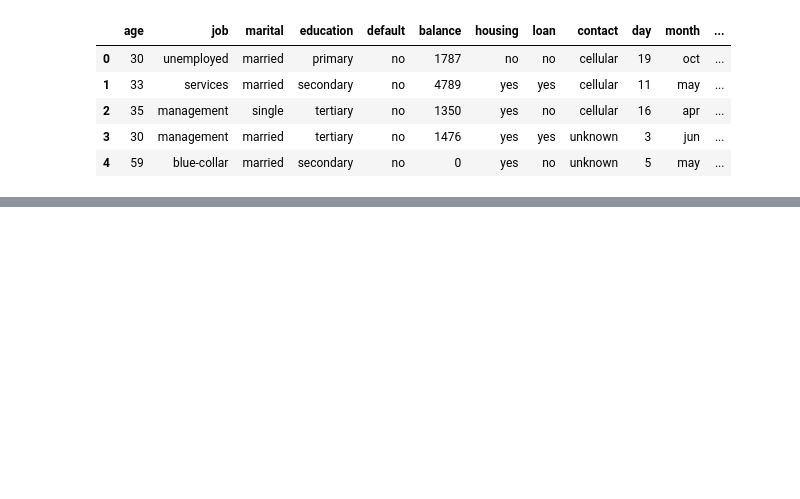
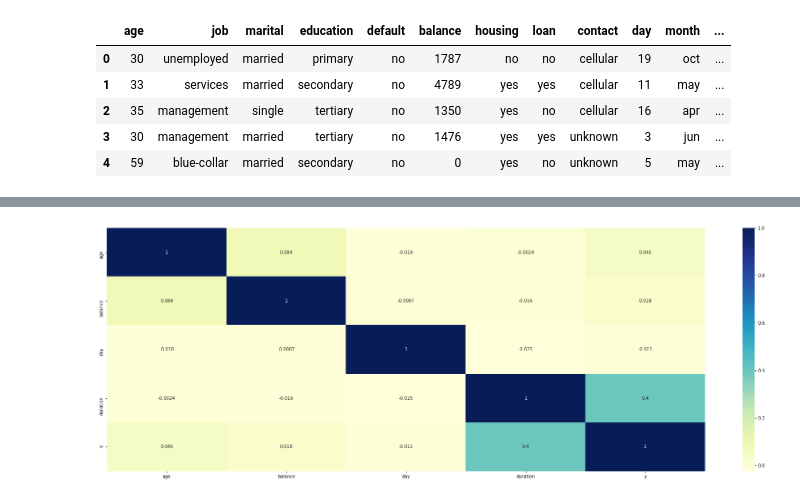
Before and after one commit to shivachandrakante/upGrad_BankMarketing, a Jupyter notebook: Bank_Marketing.ipynb, the cells around one changed output, grey strips where cells are left out. Cells and saved outputs as stored; diff of their text form; code cells hidden in the pictures; blank space fills up the shorter version.

```diff
--- a/Bank_Marketing.ipynb
+++ b/Bank_Marketing.ipynb
@@ -14,0 +176,2 @@ df.head()
+# %%
+cols=['age','balance','day','duration','y']
@@ -14,0 +184,6 @@ df.head()
+# %%
+plt.figure(figsize=(30,10))
+sns.heatmap(df[cols].corr(), cmap="YlGnBu", annot = True)
+plt.show()
+# %% [output]
+[figure, added]
```
Also changed, not shown: parts of 48 cells of this notebook, 1 other file.
